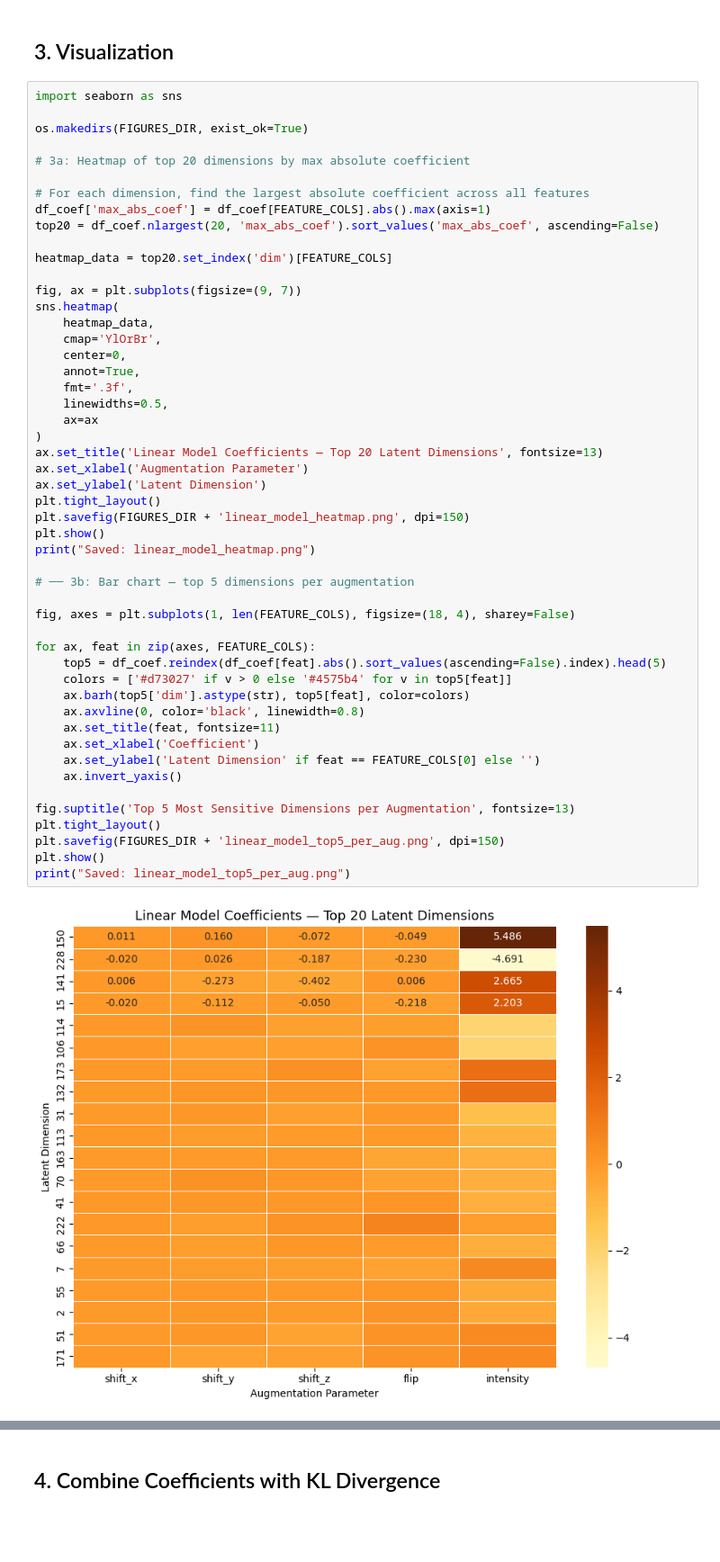
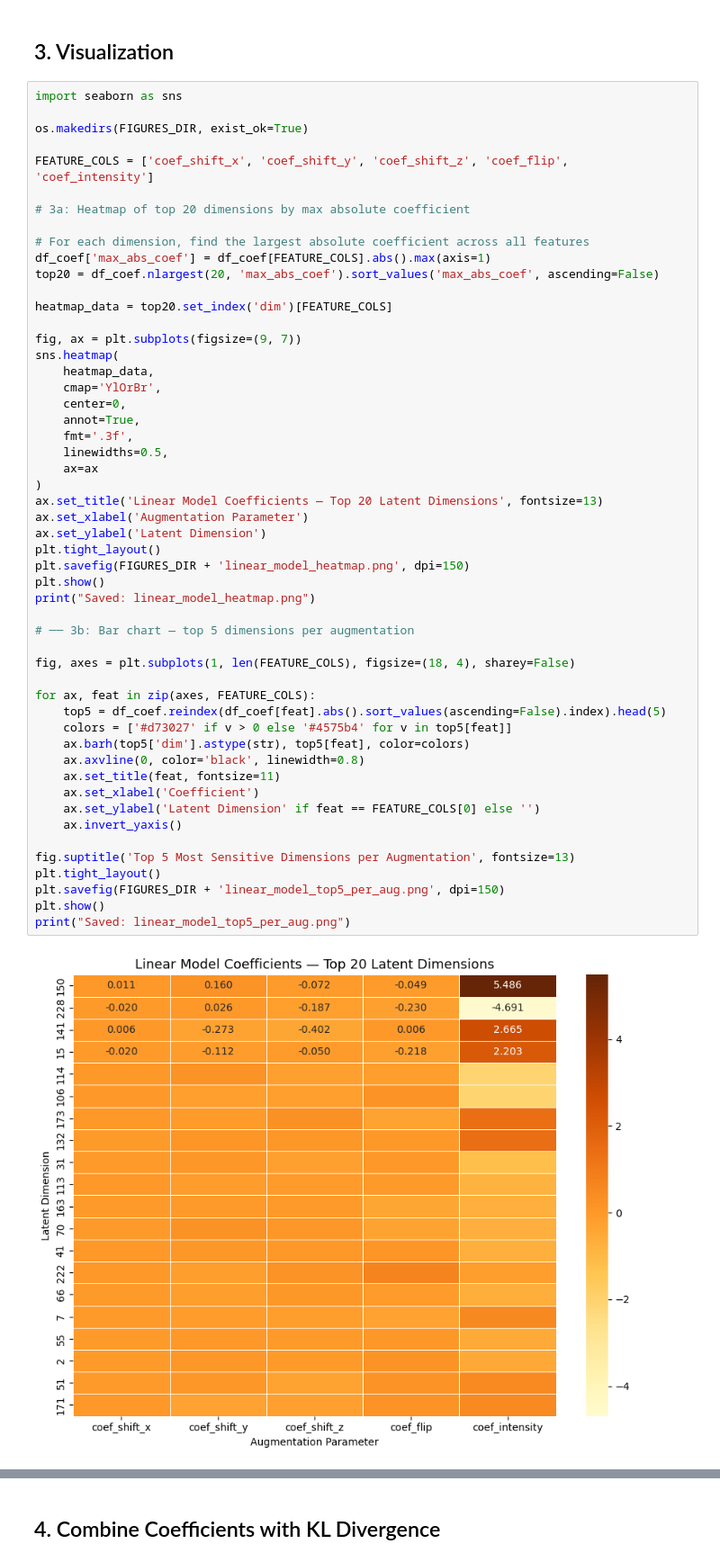
Before and after one commit to natnael1193/Unsupervised-Parkisnson-Imaging-Analysis, a Jupyter notebook: notebooks/pipeline/5_8_augmentation_experiment.ipynb, the cells around one changed output, grey strips where cells are left out. Shown at 90% size. Drawn from its saved outputs; the diff is of its cells as text; blank space fills up the shorter version.

```diff
--- a/notebooks/pipeline/5_8_augmentation_experiment.ipynb
+++ b/notebooks/pipeline/5_8_augmentation_experiment.ipynb
@@ -780,6 +803,8 @@ Saved coefficients: (256, 7)
 import seaborn as sns
 
 os.makedirs(FIGURES_DIR, exist_ok=True)
+
+FEATURE_COLS = ['coef_shift_x', 'coef_shift_y', 'coef_shift_z', 'coef_flip', 'coef_intensity']
 
 # 3a: Heatmap of top 20 dimensions by max absolute coefficient
 
@@ -800,32 +825,32 @@ sns.heatmap(
     ax=ax
 )
 ax.set_title('Linear Model Coefficients — Top 20 Latent Dimensions', fontsize=13)
 ax.set_xlabel('Augmentation Parameter')
 ax.set_ylabel('Latent Dimension')
 plt.tight_layout()
 plt.savefig(FIGURES_DIR + 'linear_model_heatmap.png', dpi=150)
 plt.show()
 print("Saved: linear_model_heatmap.png")
 
 # ── 3b: Bar chart — top 5 dimensions per augmentation
 
 fig, axes = plt.subplots(1, len(FEATURE_COLS), figsize=(18, 4), sharey=False)
 
 for ax, feat in zip(axes, FEATURE_COLS):
     top5 = df_coef.reindex(df_coef[feat].abs().sort_values(ascending=False).index).head(5)
     colors = ['#d73027' if v > 0 else '#4575b4' for v in top5[feat]]
     ax.barh(top5['dim'].astype(str), top5[feat], color=colors)
     ax.axvline(0, color='black', linewidth=0.8)
     ax.set_title(feat, fontsize=11)
     ax.set_xlabel('Coefficient')
     ax.set_ylabel('Latent Dimension' if feat == FEATURE_COLS[0] else '')
     ax.invert_yaxis()
 
 fig.suptitle('Top 5 Most Sensitive Dimensions per Augmentation', fontsize=13)
 plt.tight_layout()
 plt.savefig(FIGURES_DIR + 'linear_model_top5_per_aug.png', dpi=150)
 plt.show()
 print("Saved: linear_model_top5_per_aug.png")
 # %% [output]
-[figure, old version]
+[figure, new version]
 Saved: linear_model_heatmap.png
```
Also changed, not shown: parts of 6 cells of this notebook, 4 other files.
